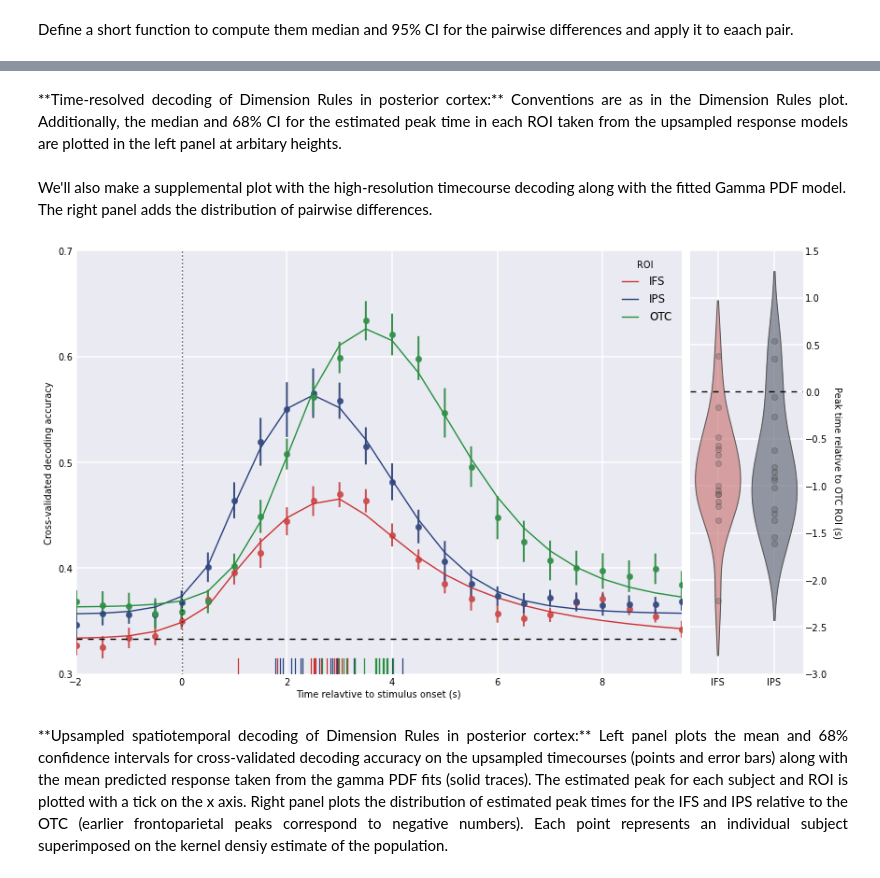
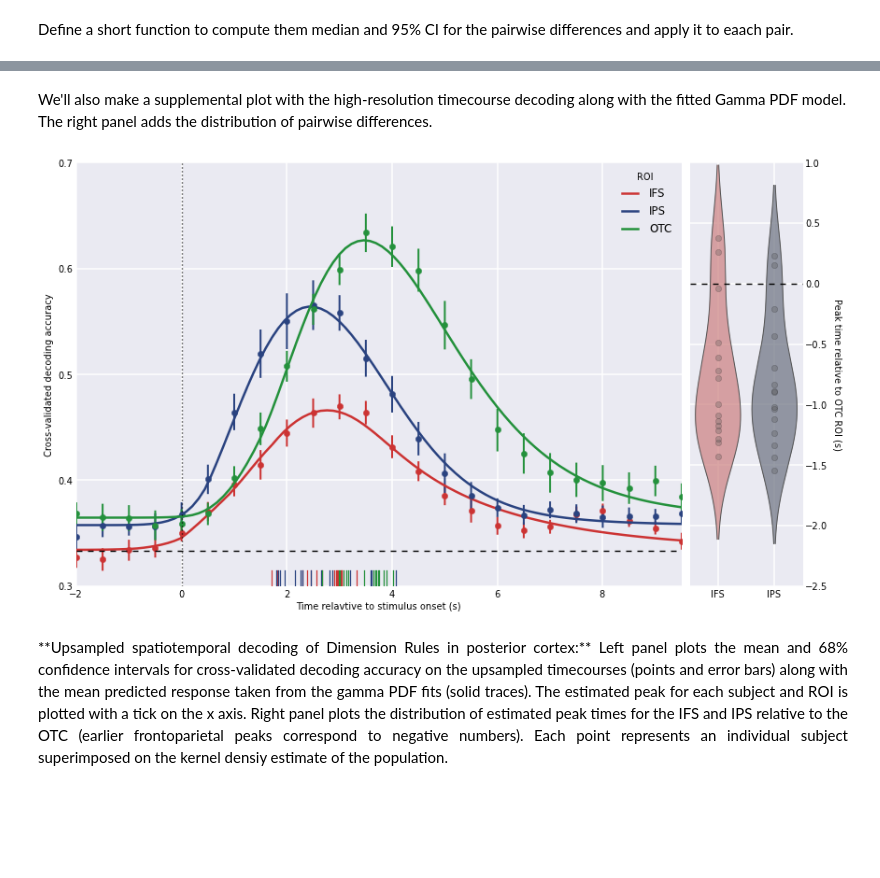
Before and after one commit to WagnerLabPapers/Waskom_JNeurosci_2014, a Jupyter notebook: DKsort_Neuron.ipynb, the cells around one changed output, grey strips where cells are left out. Saved outputs shown, nothing was run; the diff lists cells and outputs as text; code cells hidden in the pictures; blank space fills up the shorter version.

Commit message:
Constrained HRF optimzation and new environmental figure

```diff
--- a/DKsort_Neuron.ipynb
+++ b/DKsort_Neuron.ipynb
@@ -635,7 +636,7 @@ for i in range(2):
             ax.set_xlabel(xlabels[j])
         if not j:
             ax.set_ylabel(ylabels[i])
-        title = ["Decision rules", ""][j]
+        title = ["Decision Rules", ""][j]
         ax.legend(frameon=False, loc=3, numpoints=1, title=title)
 f.tight_layout()
 f.subplots_adjust(bottom=.08)
@@ -1174,9 +1186,9 @@ I'm not sure we have good expectations that the resulting distributions will be
 # %%
 for roi, info in up_hrf_info.groupby(level="ROI"):
-    peak_time = info["peak"].median()
-    low, high = moss.ci(moss.bootstrap(info["peak"], func=np.median), 95)
+    peak_time = info["peak"].mean()
+    low, high = moss.ci(moss.bootstrap(info["peak"]), 95)
     print roi + "\n---"
-    print " Median peak: %.2fs;  95%% CI: (%.2f, %.2f)" % (peak_time, low, high)
+    print " Mean peak: %.2fs;  95%% CI: (%.2f, %.2f)" % (peak_time, low, high)
     r2 = info["r2"].median()
     low, high = moss.ci(moss.bootstrap(info["r2"], func=np.median), 95)
     print " Median R^2: %.2f;  95%% CI: (%.2f, %.2f)\n" % (r2, low, high)
@@ -1229,11 +1244,0 @@ Now we can finally plot the data. We use basically the same conventions as befor
-# %%
-dksort_timecourse_figure(net_dimension, (.3, .7, 5))
-f = gcf()
-ax, _ = f.axes
-for i, (roi, info) in enumerate(up_hrf_info.groupby(level="ROI")):
-    x = info["peak"].median()
-    ci = moss.ci(moss.bootstrap(info["peak"], func=median), 68)
-    color = roi_colors[roi]
-    y = .63 + (i / 70.)
-    ax.plot(x, y, "o", color=color, mec=color, ms=9)
-    ax.plot(ci, [y, y], color=color, lw=2.5);
@@ -1242,44 +1245,42 @@ for i, (roi, info) in enumerate(up_hrf_info.groupby(level="ROI")):
-# %% [markdown]
-<div style="width:780px;padding-left:120px" align="justify">
-**Time-resolved decoding of Dimension Rules in posterior cortex:** Conventions are as in the Dimension Rules plot. Additionally, the median and 68% CI for the estimated peak time in each ROI taken from the upsampled response models are plotted in the left panel at arbitary heights.
-</div>
 # %% [markdown]
 We'll also make a supplemental plot with the high-resolution timecourse decoding along with the fitted Gamma PDF model. The right panel adds the distribution of pairwise differences.
 # %%
 f = figure(figsize=(12, 7))
 ax_ts = f.add_axes([.05, .05, .75, .9])
 ax_box = f.add_axes([.81, .05, .14, .9])
+xx = np.linspace(-2, 9.5, 100)
 for roi in net_rois:
     color = roi_colors[roi]
     accs = up_accs.loc[roi]
-    sns.tsplot(up_timepoints, accs, err_style="ci_bars", interpolate=False,
-               color=sns.desaturate(color, .8), mec=color,
+    sns.tsplot(up_timepoints, accs, err_style="ci_bars",
+               interpolate=False, color=color, mec=color,
                err_kws={"mew": 0, "elinewidth": 2}, ax=ax_ts)
-    fits = [hrf.predict(up_timepoints) for hrf in up_hrfs[roi]]
-    ax_ts.plot(up_timepoints, mean(fits, axis=0), color=color, label=roi)
-    sns.rugplot(up_hrf_info.loc[roi]["peak"], color=color, height=.015, lw=1.25, ax=ax_ts)
+    fits = [hrf.predict(xx) for hrf in up_hrfs[roi]]
+    sns.tsplot(xx, fits, [], color=color, lw=2.5, label=roi, ax=ax_ts)
+    sns.rugplot(up_hrf_info.loc[roi]["peak"][use], color=color, height=.015, lw=1.25, ax=ax_ts)
 
 ax_ts.legend(frameon=False, title="ROI")
 ax_ts.set_xlim(-2, 9.5)
 ax_ts.set_yticks(np.linspace(.3, .7, 5))
 ax_ts.set_xlabel("Time relavtive to stimulus onset (s)")
 ax_ts.set_ylabel("Cross-validated decoding accuracy")
 ax_ts.axhline(1. / 3, ls="--", c="k")
 ax_ts.axvline(0, ls=":", c="k")
 
 for i, roi in enumerate(["IFS", "IPS"]):
-    diff = (up_hrf_info.loc[roi] - up_hrf_info.loc["OTC"]).peak
+    diff = (up_hrf_info.loc[roi] - up_hrf_info.loc["OTC"]).peak[use]
     sns.violin(diff, "points", color=sns.desaturate(roi_colors[roi], .5 - i * .25),
-               widths=.8, position=i, kde_thresh=0.025, ax=ax_box)
+               widths=.8, position=i, kde_thresh=0.035, ax=ax_box)
 ax_box.axhline(0, ls="--", c="k")
 ax_box.set_xlim(-.5, 1.5)
 ax_box.set_xticks([0, 1])
 ax_box.set_xticklabels(["IFS", "IPS"])
 ax_box.yaxis.tick_right()
 ax_box.yaxis.set_label_position("right")
-ax_box.set_ylabel("Peak time relative to OTC ROI (s)", rotation=270);
+ax_box.set_ylabel("Peak time relative to OTC ROI (s)", rotation=270)
+save_figure(f, "posterior_supp")
 # %% [output]
-[figure, old version]
+[figure, new version]
 # %% [markdown]
 <div style="width:780px;padding-left:120px" align="justify">
 **Upsampled spatiotemporal decoding of Dimension Rules in posterior cortex:** Left panel plots the mean and 68% confidence intervals for cross-validated decoding accuracy on the upsampled timecourses (points and error bars) along with the mean predicted response taken from the gamma PDF fits (solid traces). The estimated peak for each subject and ROI is plotted with a tick on the x axis. Right panel plots the distribution of estimated peak times for the IFS and IPS relative to the OTC (earlier frontoparietal peaks correspond to negative numbers). Each point represents an individual subject superimposed on the kernel densiy estimate of the population.
```
Also changed, not shown: parts of 23 cells of this notebook.
